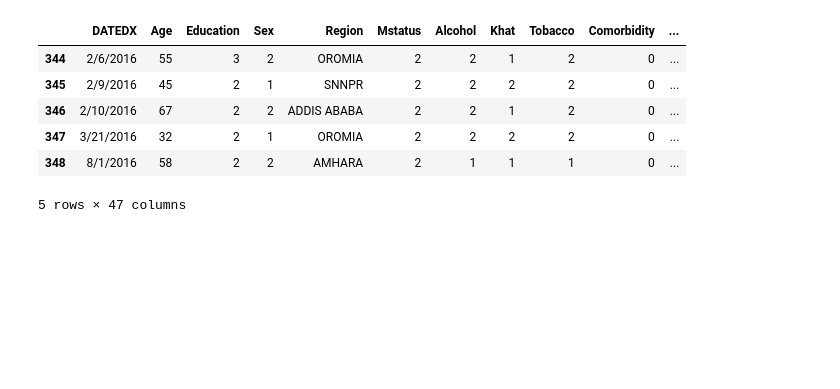
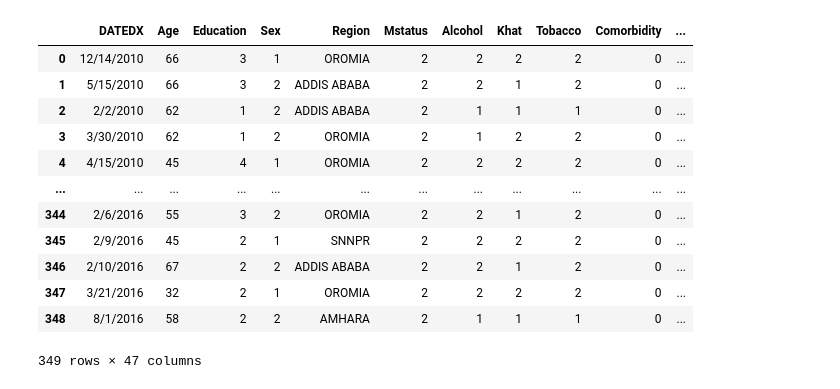
Before and after one commit to kellsworth23/Project1, a Jupyter notebook: ComicBooks.ipynb, the cells around one changed output. Saved outputs shown, nothing was run; the diff lists cells and outputs as text; code cells hidden in the pictures; blank space fills up the shorter version.

```diff
--- a/ComicBooks.ipynb
+++ b/ComicBooks.ipynb
@@ -4,19 +4,25 @@ import pandas as pd
 # %%
 # Make a reference to the comic_books_expanded.csv file path
 csv_path = "Esophageal Delim.csv"
 
 # Import the comic_books_expanded.csv file as a DataFrame
 books_df = pd.read_csv(csv_path, encoding="utf-8")
 # Check the special characters imported correctly
-books_df.tail()
+books_df
 # %% [output]
 |  | DATEDX | Age | Education | Sex | Region | Mstatus | Alcohol | Khat | Tobacco | Comorbidity | ... |
+| 0 | 12/14/2010 | 66 | 3 | 1 | OROMIA | 2 | 2 | 2 | 2 | 0 | ... |
+| 1 | 5/15/2010 | 66 | 3 | 2 | ADDIS ABABA | 2 | 2 | 1 | 2 | 0 | ... |
+| 2 | 2/2/2010 | 62 | 1 | 2 | ADDIS ABABA | 2 | 1 | 1 | 1 | 0 | ... |
+| 3 | 3/30/2010 | 62 | 1 | 2 | OROMIA | 2 | 1 | 2 | 2 | 0 | ... |
+| 4 | 4/15/2010 | 45 | 4 | 1 | OROMIA | 2 | 2 | 2 | 2 | 0 | ... |
+| ... | ... | ... | ... | ... | ... | ... | ... | ... | ... | ... | ... |
 | 344 | 2/6/2016 | 55 | 3 | 2 | OROMIA | 2 | 2 | 1 | 2 | 0 | ... |
 | 345 | 2/9/2016 | 45 | 2 | 1 | SNNPR | 2 | 2 | 2 | 2 | 0 | ... |
 | 346 | 2/10/2016 | 67 | 2 | 2 | ADDIS ABABA | 2 | 2 | 1 | 2 | 0 | ... |
 | 347 | 3/21/2016 | 32 | 2 | 1 | OROMIA | 2 | 2 | 2 | 2 | 0 | ... |
 | 348 | 8/1/2016 | 58 | 2 | 2 | AMHARA | 2 | 1 | 1 | 1 | 0 | ... |
-5 rows × 47 columns
+349 rows × 47 columns
 # %%
 # Remove unecessary columns from the DataFrame and save the new DataFrame
 # Only keep: "ISBN", "Title", "Other titles", "Name", "All names",
```
Also changed, not shown: parts of 4 cells of this notebook.
